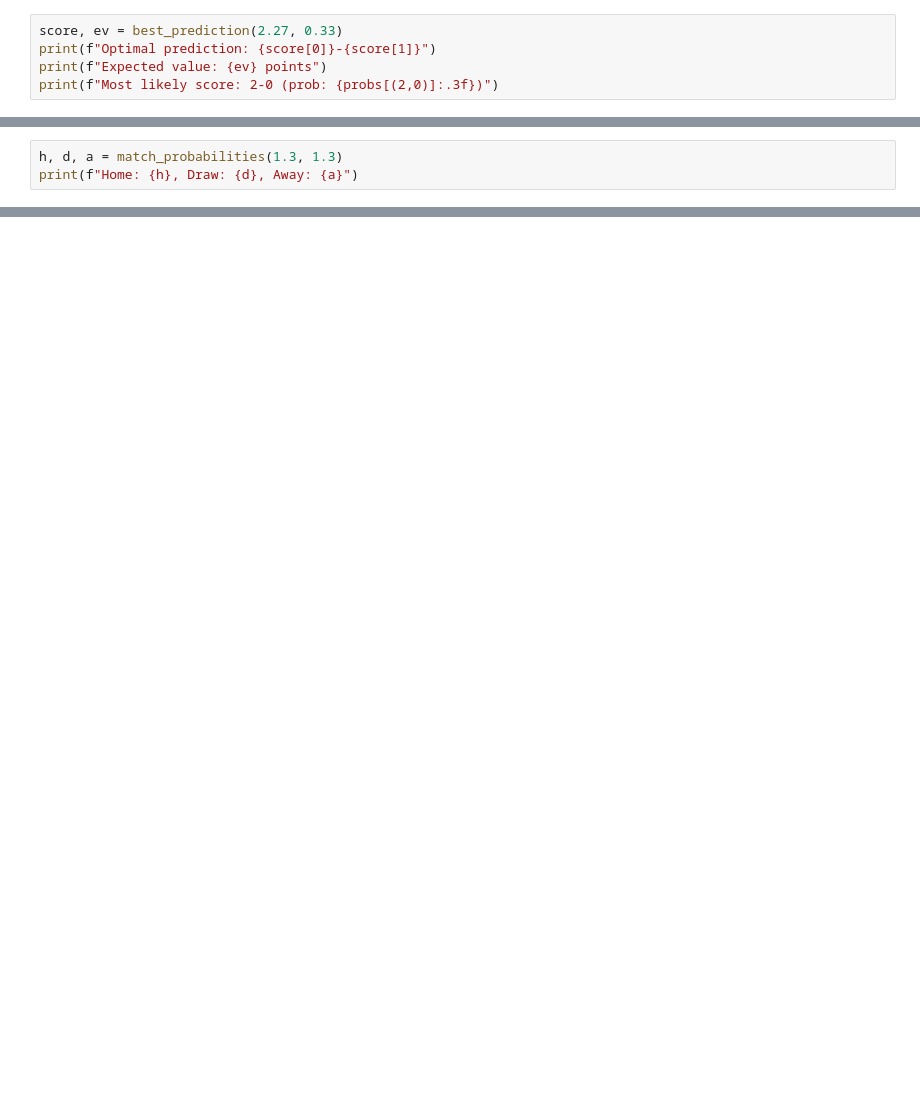
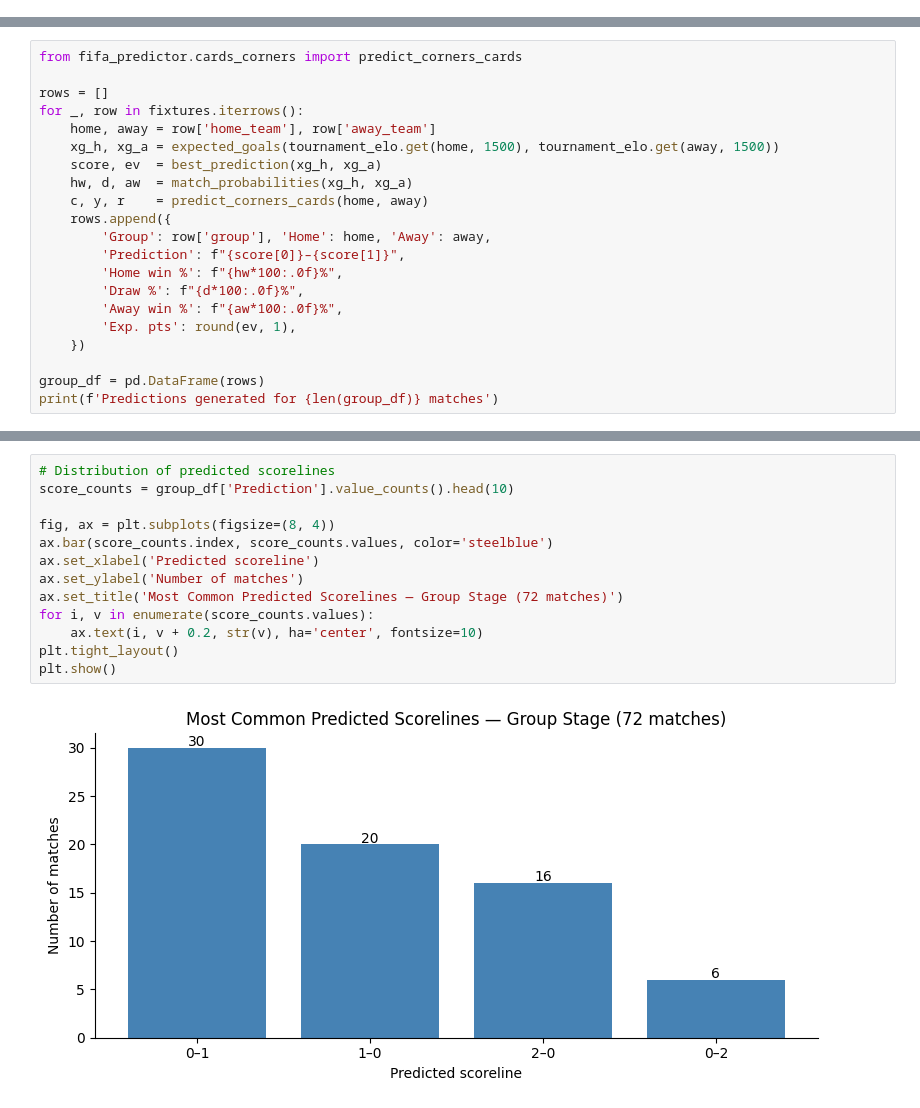
Before and after one commit to layaung-linnlett/fifa-2026-predictor, a Jupyter notebook: notebooks/fifa_prediction.ipynb, the cells around one changed output, grey strips where cells are left out. Saved outputs shown, nothing was run; the diff lists cells and outputs as text; blank space fills up the shorter version.

```diff
--- a/notebooks/fifa_prediction.ipynb
+++ b/notebooks/fifa_prediction.ipynb
@@ -220,5 +0,0 @@ def best_prediction(xg_a, xg_b, points_exact=25, points_result=10, max_goals=8):
-# %%
-score, ev = best_prediction(2.27, 0.33)
-print(f"Optimal prediction: {score[0]}-{score[1]}")
-print(f"Expected value: {ev} points")
-print(f"Most likely score: 2-0 (prob: {probs[(2,0)]:.3f})")
@@ -261,3 +0,0 @@ Total: 1.0
-# %%
-h, d, a = match_probabilities(1.3, 1.3)
-print(f"Home: {h}, Draw: {d}, Away: {a}")
@@ -366,0 +298,21 @@ Saved.
+# %%
+from fifa_predictor.cards_corners import predict_corners_cards
+
+rows = []
+for _, row in fixtures.iterrows():
+    home, away = row['home_team'], row['away_team']
+    xg_h, xg_a = expected_goals(tournament_elo.get(home, 1500), tournament_elo.get(away, 1500))
+    score, ev  = best_prediction(xg_h, xg_a)
+    hw, d, aw  = match_probabilities(xg_h, xg_a)
+    c, y, r    = predict_corners_cards(home, away)
+    rows.append({
+        'Group': row['group'], 'Home': home, 'Away': away,
+        'Prediction': f"{score[0]}–{score[1]}",
+        'Home win %': f"{hw*100:.0f}%",
+        'Draw %': f"{d*100:.0f}%",
+        'Away win %': f"{aw*100:.0f}%",
+        'Exp. pts': round(ev, 1),
+    })
+
+group_df = pd.DataFrame(rows)
+print(f'Predictions generated for {len(group_df)} matches')
@@ -366,0 +334,15 @@ Saved.
+# %%
+# Distribution of predicted scorelines
+score_counts = group_df['Prediction'].value_counts().head(10)
+
+fig, ax = plt.subplots(figsize=(8, 4))
+ax.bar(score_counts.index, score_counts.values, color='steelblue')
+ax.set_xlabel('Predicted scoreline')
+ax.set_ylabel('Number of matches')
+ax.set_title('Most Common Predicted Scorelines — Group Stage (72 matches)')
+for i, v in enumerate(score_counts.values):
+    ax.text(i, v + 0.2, str(v), ha='center', fontsize=10)
+plt.tight_layout()
+plt.show()
+# %% [output]
+[figure, added]
```
Also changed, not shown: parts of 53 cells of this notebook.
